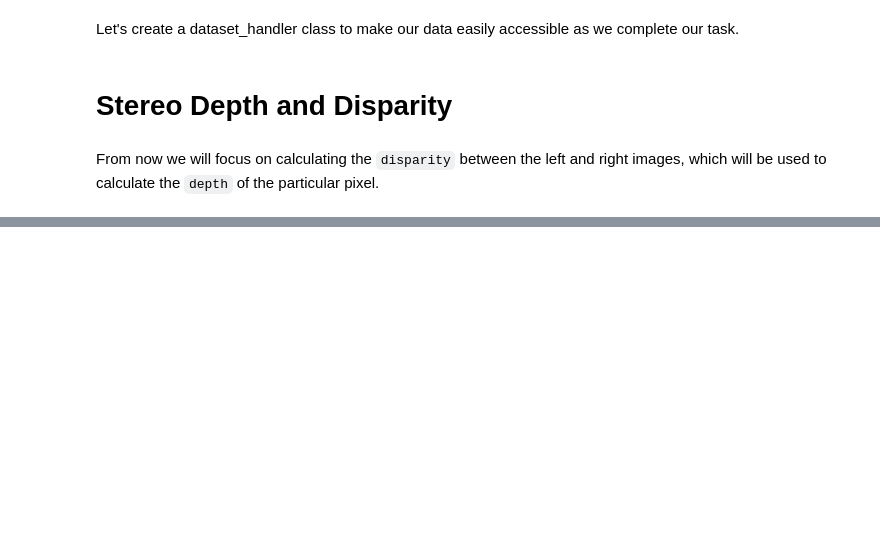
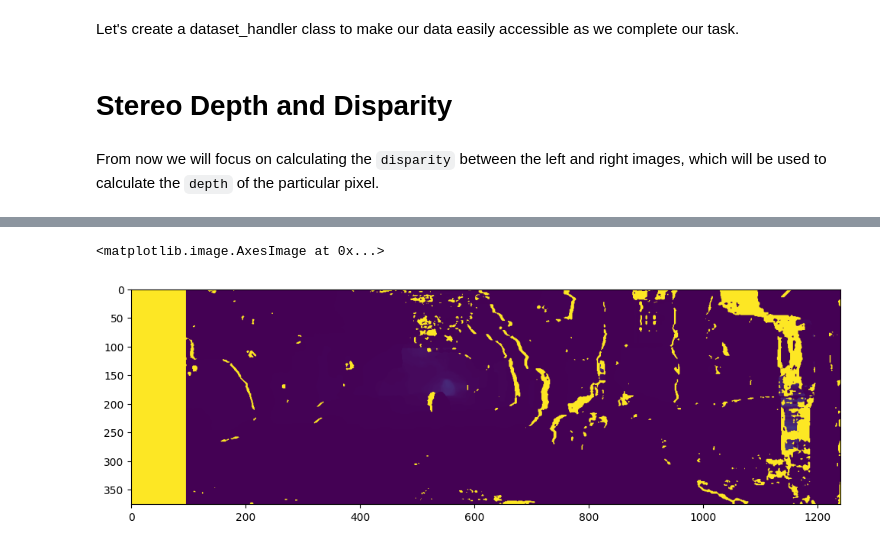
Before and after one commit to jbhati305/SLAM, a Jupyter notebook: Visual_odometry_Kitti.ipynb, the cells around one changed output, grey strips where cells are left out. Cells and saved outputs as stored; diff of their text form; code cells hidden in the pictures; blank space fills up the shorter version.

```diff
--- a/Visual_odometry_Kitti.ipynb
+++ b/Visual_odometry_Kitti.ipynb
@@ -428,0 +439,33 @@ Time taken:  0:00:00.068848
+# %%
+def decompose_projection_matrix(P):
+    k, r, t, _, _, _, _ = cv2.decomposeProjectionMatrix(P)
+    t = t/t[3]
+
+    return k, r, t
+
+def calculate_depth_map(disparity, k_left, t_left,t_right, rectified= True):
+
+    f= k_left[0,0]
+    if rectified:
+        b = t_right[0] - t_left[0]
+    else:
+        b = t_left[0] - t_right[0]
+
+    # avoid division by zero
+    disparity[disparity == 0] = 0.1
+    disparity[disparity == -1] = 0.1
+
+    depth_map = np.ones(disparity.shape)
+    depth_map = f*b/disparity
+
+    return depth_map
+# %%
+k_left, r_left, t_left = decompose_projection_matrix(handler.P0)
+k_right, r_right, t_right = decompose_projection_matrix(handler.P1)
+# %%
+depth = calculate_depth_map(disparity_sgbm, k_left, t_left, t_right)
+plt.figure(figsize=(12,6))
+plt.imshow(depth)
+# %% [output]
+<matplotlib.image.AxesImage at 0x...>
+[figure, added]
```
Also changed, not shown: parts of 12 cells of this notebook, 3 other files.
